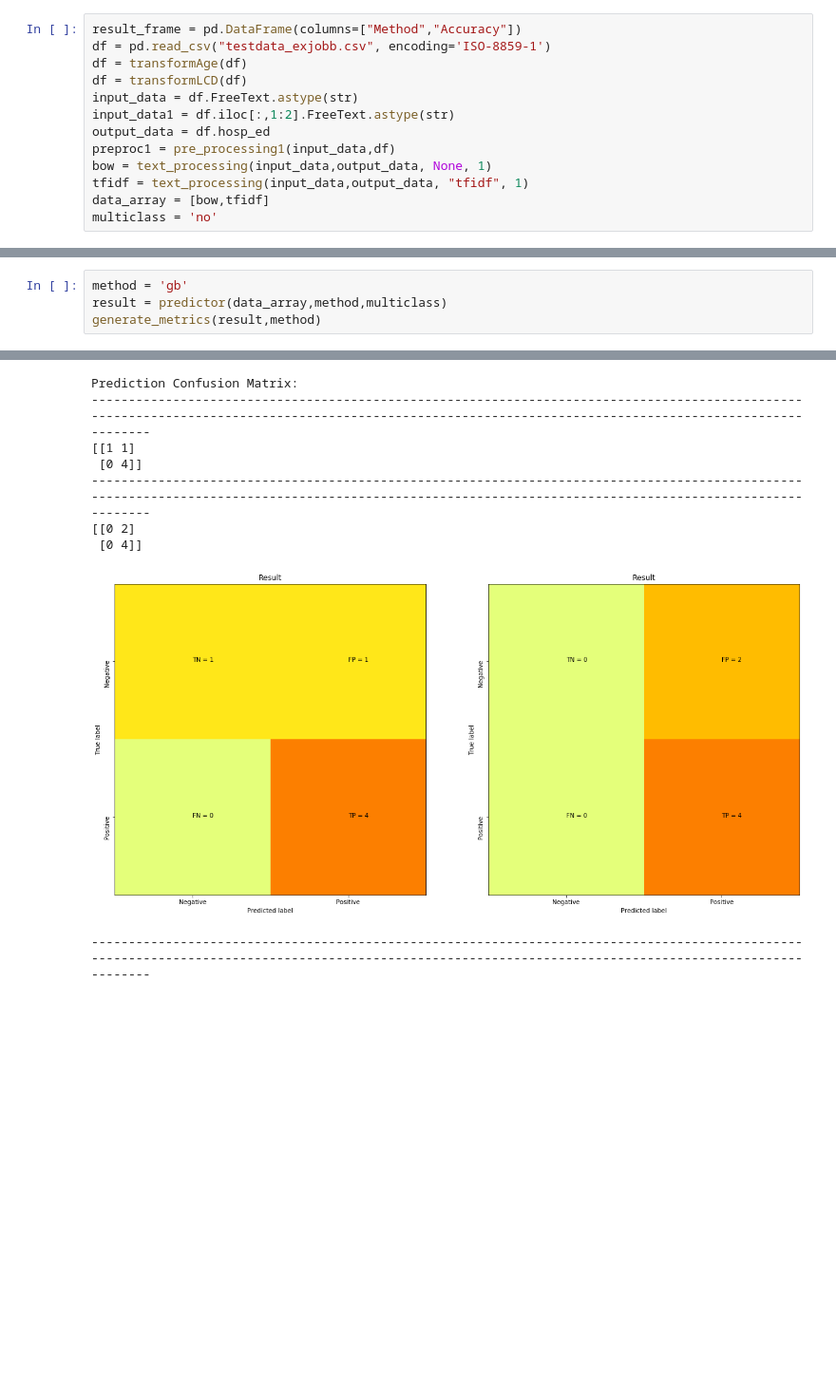
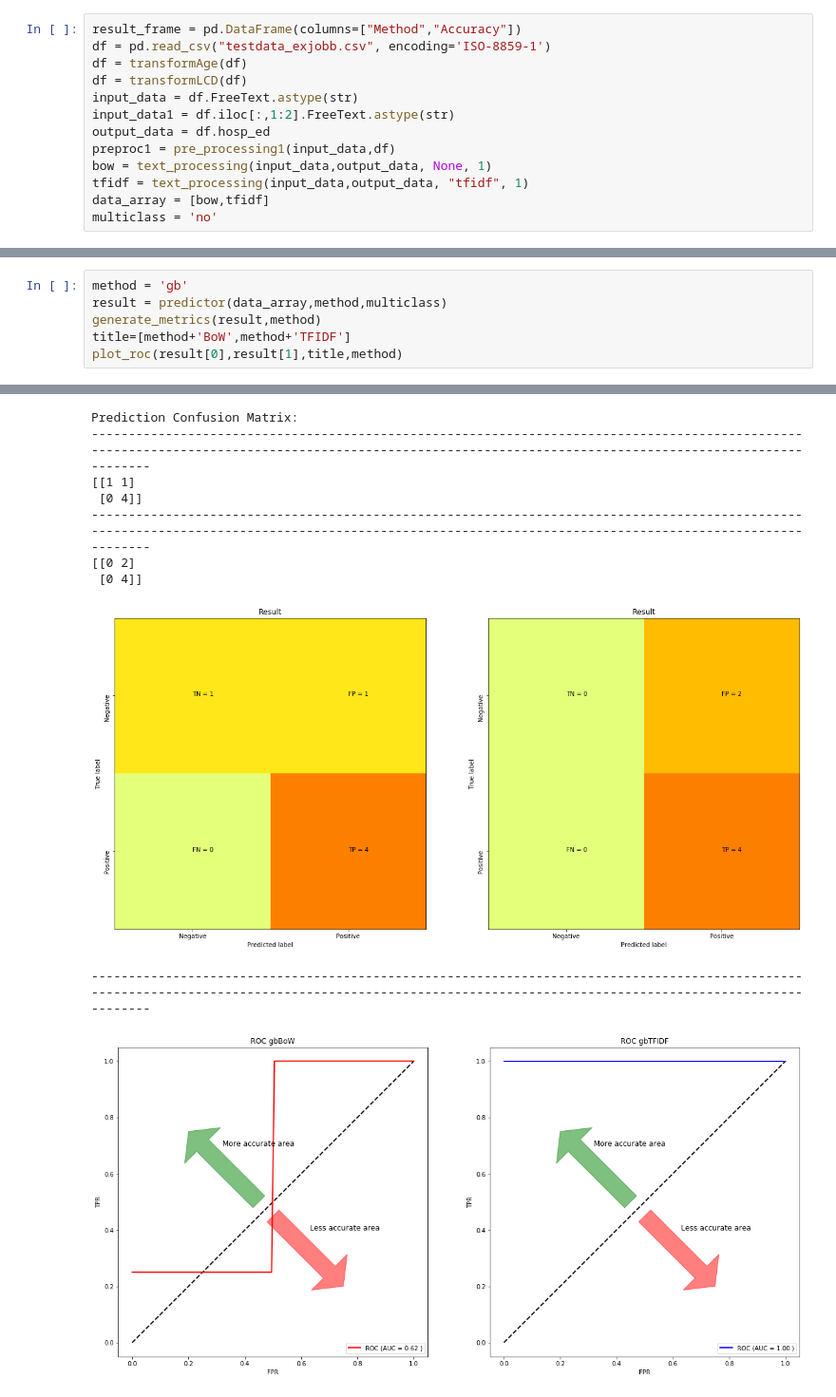
Before and after one commit to dimitri12/masterthesis, a Jupyter notebook: exjobb_final.ipynb, the cells around one changed output, grey strips where cells are left out. Shown at 95% size. Drawn from its saved outputs; the diff is of its cells as text; blank space fills up the shorter version.

```diff
--- a/exjobb_final.ipynb
+++ b/exjobb_final.ipynb
@@ -1971,34 +1974,37 @@ Prediction Confusion Matrix:
 method = 'gb'
 result = predictor(data_array,method,multiclass)
 generate_metrics(result,method)
+title=[method+'BoW',method+'TFIDF']
+plot_roc(result[0],result[1],title,method)
 # %% [output]
 Metrics from Bag of Words on Gradient_Boosting:
 ------------------------------
 Results from prediction:
 ------------------------------
     Actual  Predicted
 1        1          1
 9        0          0
 2        0          1
 4        1          1
 14       1          1
 8        1          1
 Model Performance metrics:
 ... (44 lines left out)
    macro avg       0.33      0.50      0.40         6
 weighted avg       0.44      0.67      0.53         6
 
 --------------------------------------------------------------------------------------------------------------------------------------------------------------------------------------------------------
 [figure]
 Prediction Confusion Matrix:
 --------------------------------------------------------------------------------------------------------------------------------------------------------------------------------------------------------
 [[1 1]
  [0 4]]
 --------------------------------------------------------------------------------------------------------------------------------------------------------------------------------------------------------
 [[0 2]
  [0 4]]
 [figure]
 --------------------------------------------------------------------------------------------------------------------------------------------------------------------------------------------------------
+[figure, added]
 # %%
 method = 'RF'
 result = predictor(data_array,method,multiclass)
```
Also changed, not shown: parts of 7 cells of this notebook, 20 other files.
